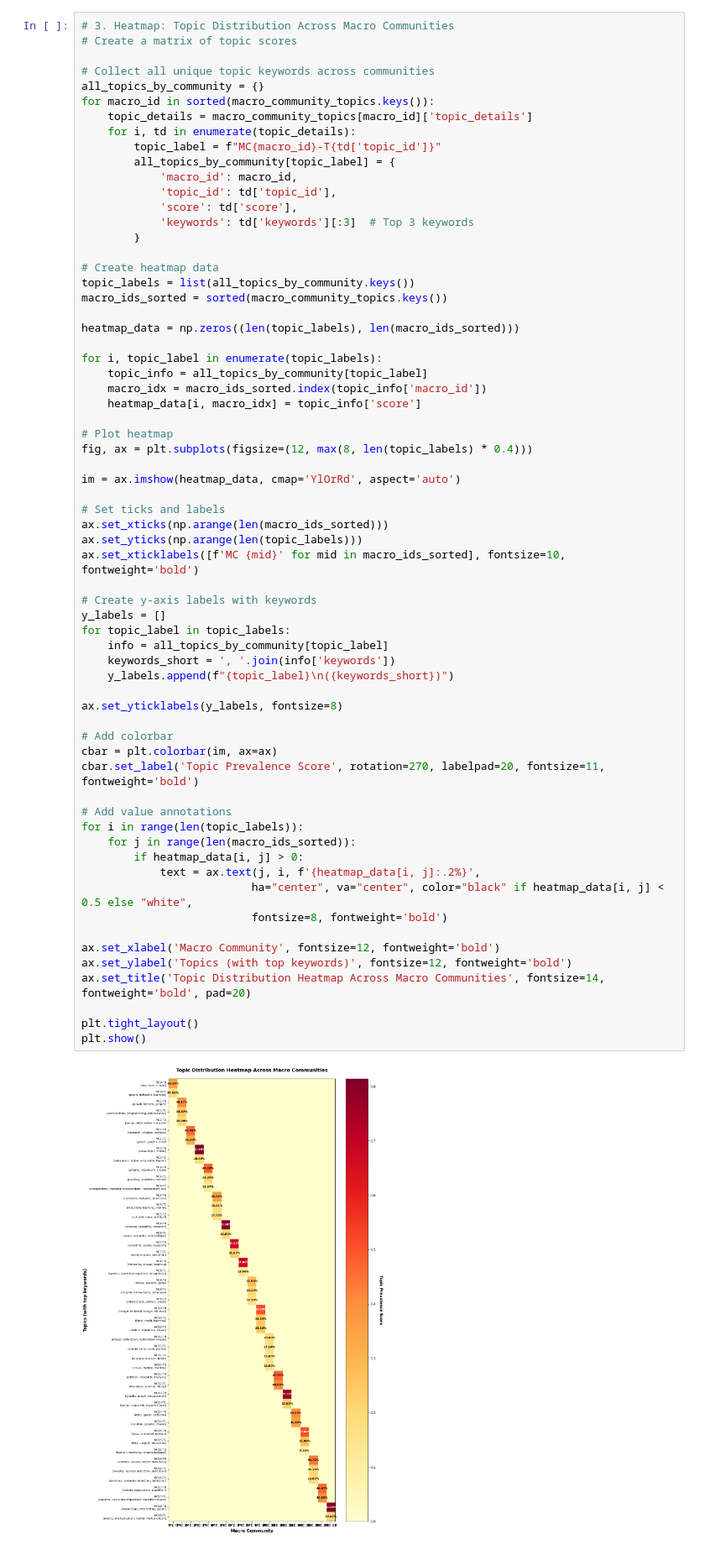
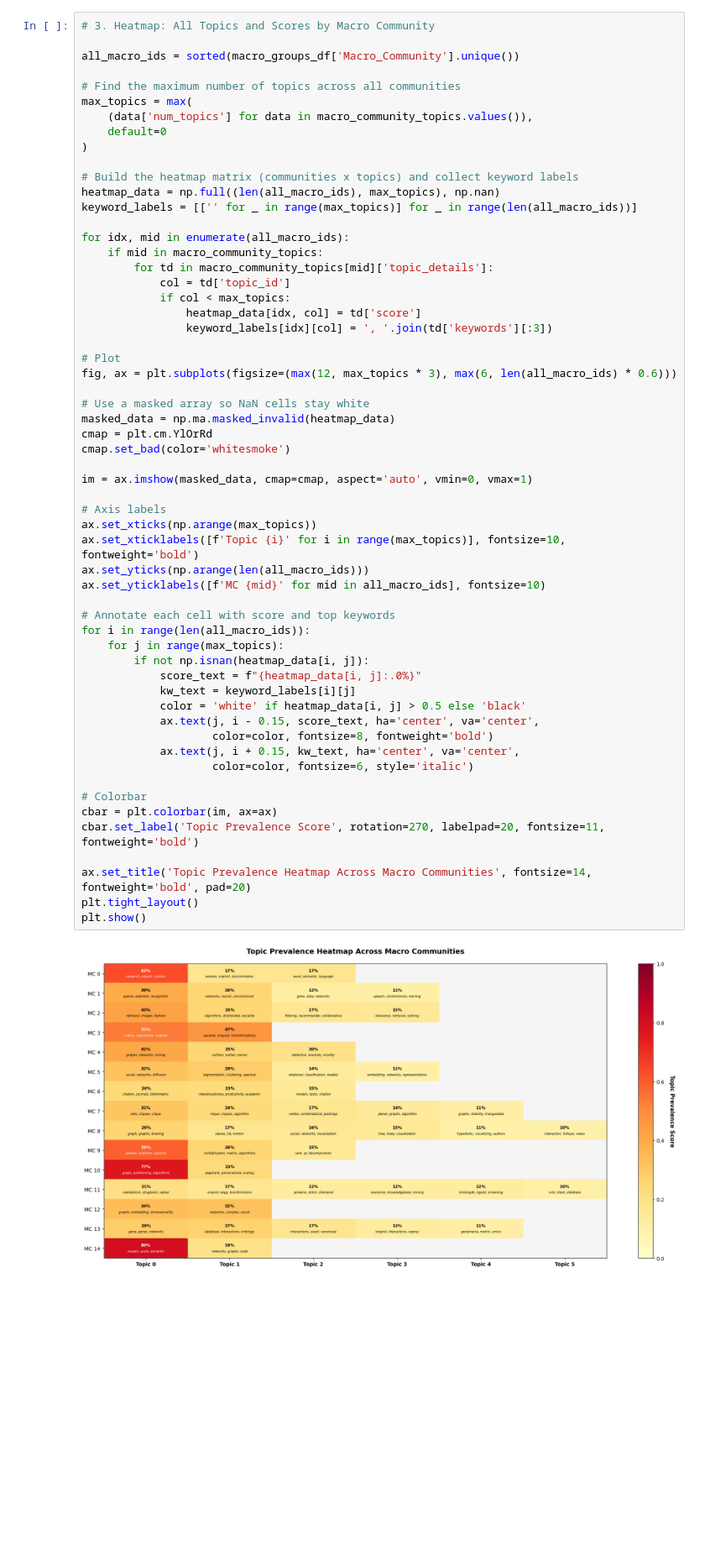
Before and after one commit to Thenuja-S/Graph-Theoretic-Research-Project, a Jupyter notebook: scripts/TopicModellingScript.ipynb, the cells around one changed output. Shown at 84% size. Cells and saved outputs as stored; diff of their text form; blank space fills up the shorter version.

Commit message:
Improved topic modelling interpretability.

```diff
--- a/scripts/TopicModellingScript.ipynb
+++ b/scripts/TopicModellingScript.ipynb
@@ -135,69 +404,62 @@ Topics discovered: 2
 # %%
-# 3. Heatmap: Topic Distribution Across Macro Communities
-# Create a matrix of topic scores
+# 3. Heatmap: All Topics and Scores by Macro Community
 
-# Collect all unique topic keywords across communities
-all_topics_by_community = {}
-for macro_id in sorted(macro_community_topics.keys()):
-    topic_details = macro_community_topics[macro_id]['topic_details']
-    for i, td in enumerate(topic_details):
-        topic_label = f"MC{macro_id}-T{td['topic_id']}"
-        all_topics_by_community[topic_label] = {
-            'macro_id': macro_id,
-            'topic_id': td['topic_id'],
-            'score': td['score'],
-            'keywords': td['keywords'][:3]  # Top 3 keywords
-        }
+all_macro_ids = sorted(macro_groups_df['Macro_Community'].unique())
 
-# Create heatmap data
-topic_labels = list(all_topics_by_community.keys())
-macro_ids_sorted = sorted(macro_community_topics.keys())
+# Find the maximum number of topics across all communities
+max_topics = max(
+    (data['num_topics'] for data in macro_community_topics.values()),
+    default=0
+)
 
-heatmap_data = np.zeros((len(topic_labels), len(macro_ids_sorted)))
+# Build the heatmap matrix (communities x topics) and collect keyword labels
+heatmap_data = np.full((len(all_macro_ids), max_topics), np.nan)
+keyword_labels = [['' for _ in range(max_topics)] for _ in range(len(all_macro_ids))]
 
-for i, topic_label in enumerate(topic_labels):
-    topic_info = all_topics_by_community[topic_label]
-    macro_idx = macro_ids_sorted.index(topic_info['macro_id'])
-    heatmap_data[i, macro_idx] = topic_info['score']
+for idx, mid in enumerate(all_macro_ids):
+    if mid in macro_community_topics:
+        for td in macro_community_topics[mid]['topic_details']:
+            col = td['topic_id']
+            if col < max_topics:
+                heatmap_data[idx, col] = td['score']
+                keyword_labels[idx][col] = ', '.join(td['keywords'][:3])
 
-# Plot heatmap
-fig, ax = plt.subplots(figsize=(12, max(8, len(topic_labels) * 0.4)))
+# Plot
+fig, ax = plt.subplots(figsize=(max(12, max_topics * 3), max(6, len(all_macro_ids) * 0.6)))
 
-im = ax.imshow(heatmap_data, cmap='YlOrRd', aspect='auto')
+# Use a masked array so NaN cells stay white
+masked_data = np.ma.masked_invalid(heatmap_data)
+cmap = plt.cm.YlOrRd
+cmap.set_bad(color='whitesmoke')
 
-# Set ticks and labels
-ax.set_xticks(np.arange(len(macro_ids_sorted)))
-ax.set_yticks(np.arange(len(topic_labels)))
-ax.set_xticklabels([f'MC {mid}' for mid in macro_ids_sorted], fontsize=10, fontweight='bold')
+im = ax.imshow(masked_data, cmap=cmap, aspect='auto', vmin=0, vmax=1)
 
-# Create y-axis labels with keywords
-y_labels = []
-for topic_label in topic_labels:
-    info = all_topics_by_community[topic_label]
-    keywords_short = ', '.join(info['keywords'])
-    y_labels.append(f"{topic_label}\n({keywords_short})")
+# Axis labels
+ax.set_xticks(np.arange(max_topics))
+ax.set_xticklabels([f'Topic {i}' for i in range(max_topics)], fontsize=10, fontweight='bold')
+ax.set_yticks(np.arange(len(all_macro_ids)))
+ax.set_yticklabels([f'MC {mid}' for mid in all_macro_ids], fontsize=10)
 
-ax.set_yticklabels(y_labels, fontsize=8)
+# Annotate each cell with score and top keywords
+for i in range(len(all_macro_ids)):
+    for j in range(max_topics):
+        if not np.isnan(heatmap_data[i, j]):
+            score_text = f"{heatmap_data[i, j]:.0%}"
+            kw_text = keyword_labels[i][j]
+            color = 'white' if heatmap_data[i, j] > 0.5 else 'black'
+            ax.text(j, i - 0.15, score_text, ha='center', va='center',
+                    color=color, fontsize=8, fontweight='bold')
+            ax.text(j, i + 0.15, kw_text, ha='center', va='center',
+                    color=color, fontsize=6, style='italic')
 
-# Add colorbar
+# Colorbar
 cbar = plt.colorbar(im, ax=ax)
 cbar.set_label('Topic Prevalence Score', rotation=270, labelpad=20, fontsize=11, fontweight='bold')
 
-# Add value annotations
-for i in range(len(topic_labels)):
-    for j in range(len(macro_ids_sorted)):
-        if heatmap_data[i, j] > 0:
-            text = ax.text(j, i, f'{heatmap_data[i, j]:.2%}',
-                          ha="center", va="center", color="black" if heatmap_data[i, j] < 0.5 else "white",
-                          fontsize=8, fontweight='bold')
-
-ax.set_xlabel('Macro Community', fontsize=12, fontweight='bold')
-ax.set_ylabel('Topics (with top keywords)', fontsize=12, fontweight='bold')
-ax.set_title('Topic Distribution Heatmap Across Macro Communities', fontsize=14, fontweight='bold', pad=20)
-
+ax.set_title('Topic Prevalence Heatmap Across Macro Communities', fontsize=14, fontweight='bold', pad=20)
 plt.tight_layout()
 plt.show()
 # %% [output]
-[figure, old version]
+[figure, new version]
 # %%
 # 4. Summary Statistics Table
```
Also changed, not shown: parts of 6 cells of this notebook, 5 other files.
